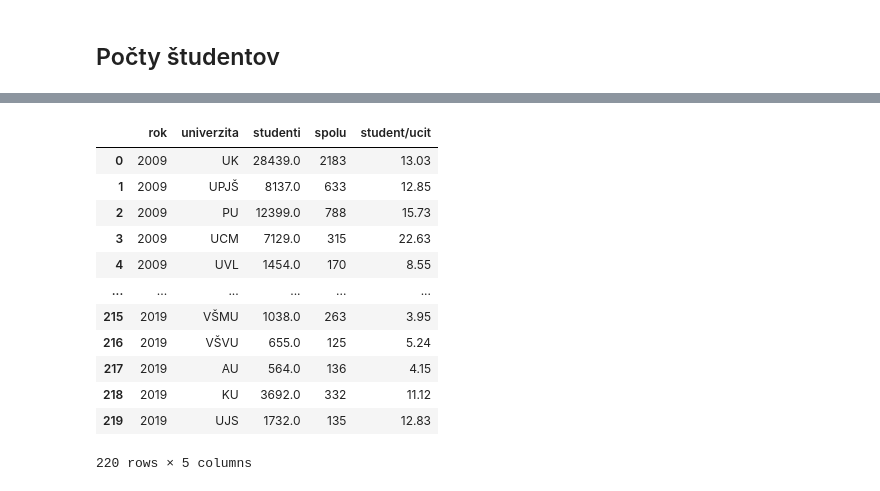
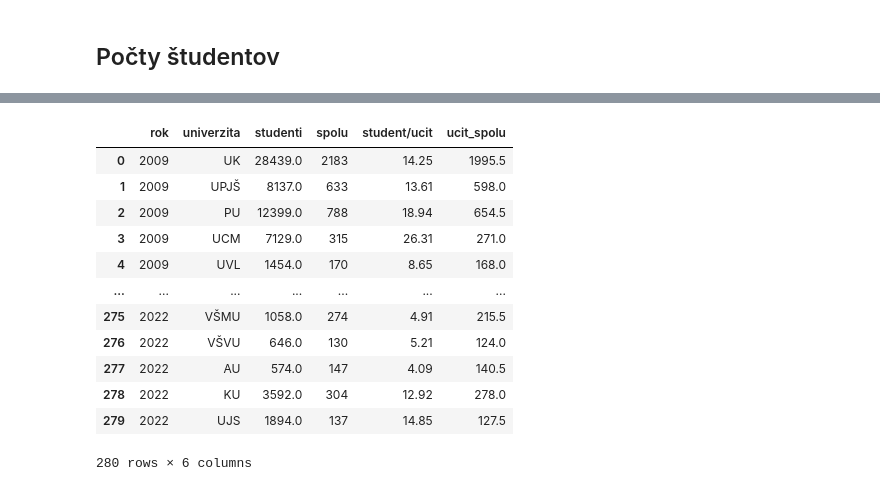
Before and after one commit to hudo16-38/pridav-project, a Jupyter notebook: analysis/analysis.ipynb, the cells around one changed output, grey strips where cells are left out. Cells and saved outputs as stored; diff of their text form; code cells hidden in the pictures.

```diff
--- a/analysis/analysis.ipynb
+++ b/analysis/analysis.ipynb
@@ -10,6 +10,7 @@ import numpy as np
 df_graduates = pd.read_csv('../data/preprocessed/cvtisr/graduates.csv', sep=';')
 df_teachers_summary = pd.read_csv('../data/preprocessed/cvtisr/teachers_summary.csv', sep=';')
 df_teachers_degrees = pd.read_csv('../data/preprocessed/cvtisr/teachers_degrees.csv', sep=';')
+df_teachers_degrees_simplified = pd.read_csv('../data/preprocessed/teachers_types_simplified.csv', sep=',')
 df_dotacie = pd.read_csv('../data/preprocessed/dotacie_ours_final.csv', sep=',')
 # %%
 display(df_teachers_summary)
@@ -77,0 +79,3 @@ display(df_dotacie)
+# %%
+df_teachers_degrees_simplified.rename(columns={"uni":"univerzita", "year":"rok"}, inplace=True)
+display(df_teachers_degrees_simplified)
@@ -253,21 +254,26 @@ display(temp)
 # %%
+temp = pd.DataFrame({"rok": df_teachers_degrees_simplified["rok"],
+                    "univerzita":df_teachers_degrees_simplified["univerzita"],
+                    "ucit_spolu":df_teachers_degrees_simplified["ucitelia_spolu"]})
+
+
 studenti = studenti.merge(temp, on=["univerzita", "rok"], how="left")
-studenti["student/ucit"] = round(studenti["studenti"] / studenti["spolu"], 2)
+studenti["student/ucit"] = round(studenti["studenti"] / studenti["ucit_spolu"], 2)
 display(studenti)
 # %% [output]
-|  | rok | univerzita | studenti | spolu | student/ucit |
-| 0 | 2009 | UK | 28439.0 | 2183 | 13.03 |
-| 1 | 2009 | UPJŠ | 8137.0 | 633 | 12.85 |
-| 2 | 2009 | PU | 12399.0 | 788 | 15.73 |
-| 3 | 2009 | UCM | 7129.0 | 315 | 22.63 |
-| 4 | 2009 | UVL | 1454.0 | 170 | 8.55 |
-| ... | ... | ... | ... | ... | ... |
-| 215 | 2019 | VŠMU | 1038.0 | 263 | 3.95 |
-| 216 | 2019 | VŠVU | 655.0 | 125 | 5.24 |
-| 217 | 2019 | AU | 564.0 | 136 | 4.15 |
-| 218 | 2019 | KU | 3692.0 | 332 | 11.12 |
-| 219 | 2019 | UJS | 1732.0 | 135 | 12.83 |
+|  | rok | univerzita | studenti | spolu | student/ucit | ucit_spolu |
+| 0 | 2009 | UK | 28439.0 | 2183 | 14.25 | 1995.5 |
+| 1 | 2009 | UPJŠ | 8137.0 | 633 | 13.61 | 598.0 |
+| 2 | 2009 | PU | 12399.0 | 788 | 18.94 | 654.5 |
+| 3 | 2009 | UCM | 7129.0 | 315 | 26.31 | 271.0 |
+| 4 | 2009 | UVL | 1454.0 | 170 | 8.65 | 168.0 |
+| ... | ... | ... | ... | ... | ... | ... |
+| 275 | 2022 | VŠMU | 1058.0 | 274 | 4.91 | 215.5 |
+| 276 | 2022 | VŠVU | 646.0 | 130 | 5.21 | 124.0 |
+| 277 | 2022 | AU | 574.0 | 147 | 4.09 | 140.5 |
+| 278 | 2022 | KU | 3592.0 | 304 | 12.92 | 278.0 |
+| 279 | 2022 | UJS | 1894.0 | 137 | 14.85 | 127.5 |
-220 rows × 5 columns
+280 rows × 6 columns
 # %%
 px.scatter(studenti, x="rok", y="student/ucit", color="univerzita", height=700)
 # %% [output]
```
Also changed, not shown: parts of 6 cells of this notebook.
